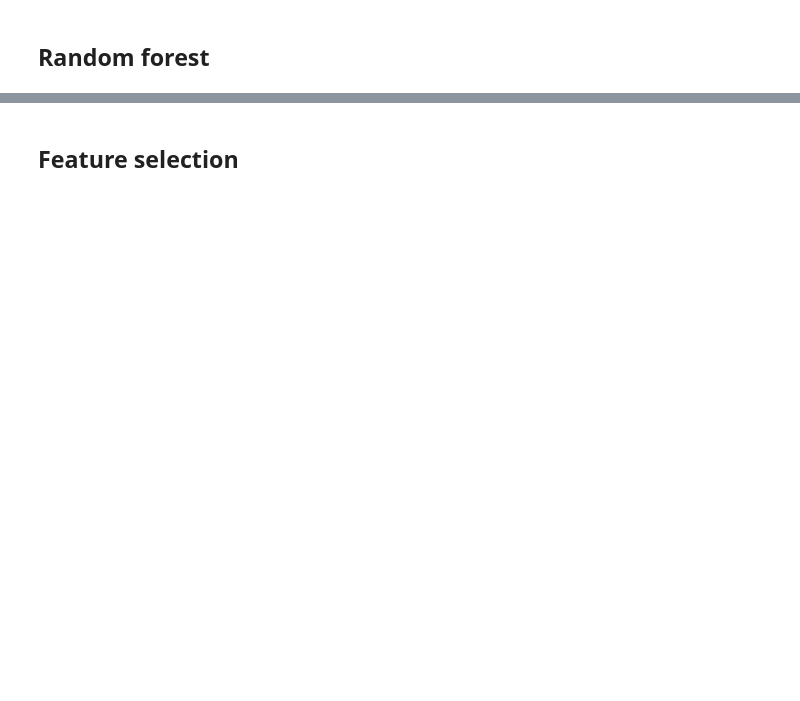
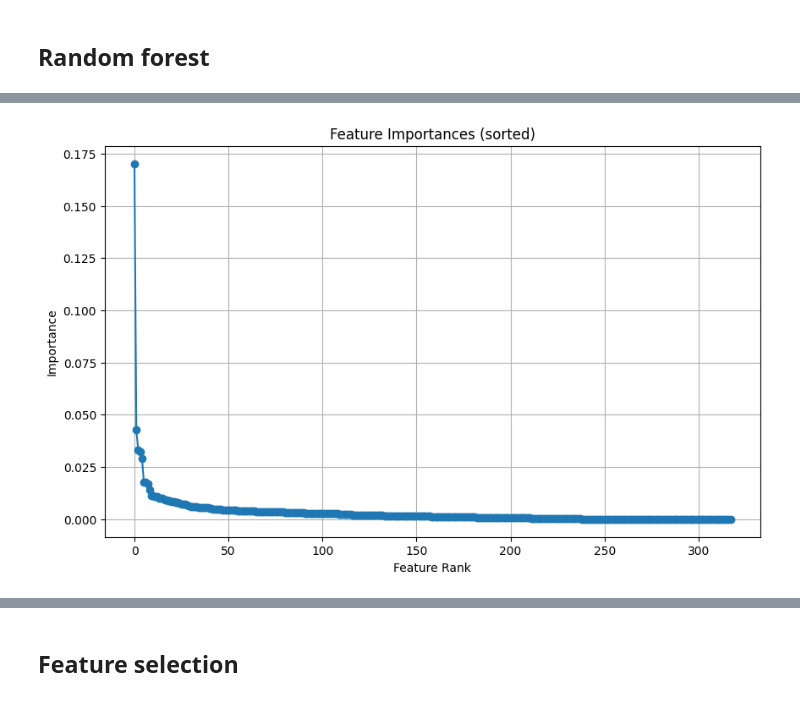
Before and after one commit to krusand/Analyzing-concussions-through-eyetracking-measurements, a Jupyter notebook: src/feature_selection.ipynb, the cells around one changed output, grey strips where cells are left out. Drawn from its saved outputs; the diff is of its cells as text; code cells hidden in the pictures; blank space fills up the shorter version.

```diff
--- a/src/feature_selection.ipynb
+++ b/src/feature_selection.ipynb
@@ -240 +372,14 @@ plt.show()
+# %%
+# Sort importances descending
+sorted_importances = feature_importances.sort_values(by="Importance", ascending=False)
+
+plt.figure(figsize=(10,6))
+plt.plot(np.arange(len(sorted_importances)), sorted_importances["Importance"].values, marker='o')
+plt.title("Feature Importances (sorted)")
+plt.xlabel("Feature Rank")
+plt.ylabel("Importance")
+plt.grid(True)
+plt.show()
+# %% [output]
+[figure, added]
 # %%
```
Also changed, not shown: parts of 37 cells of this notebook, 2 other files.
